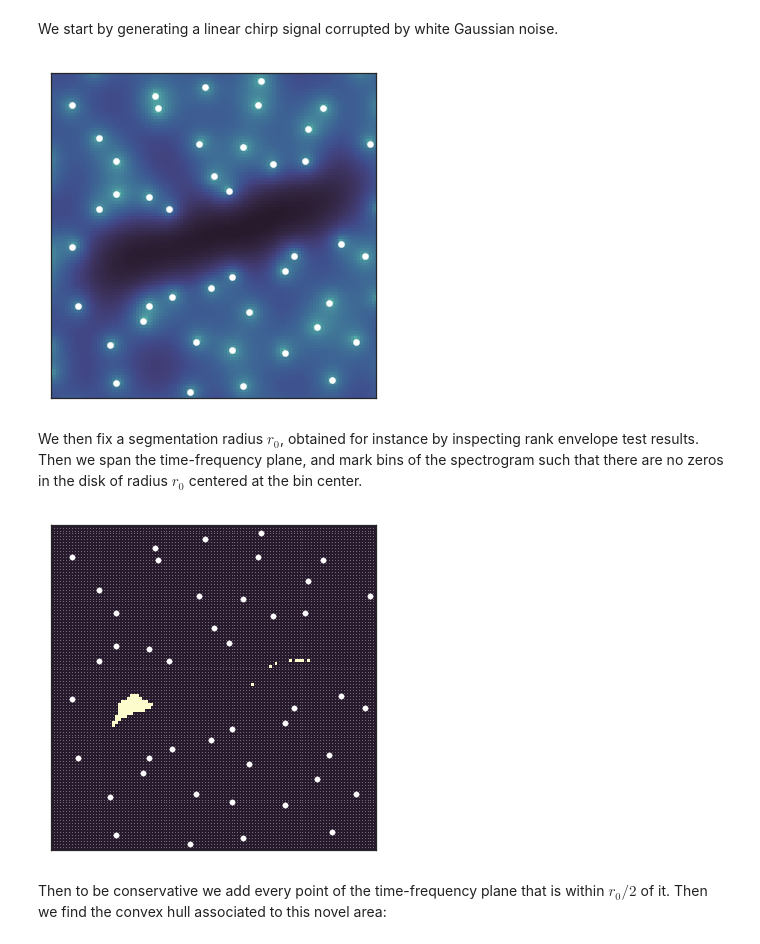
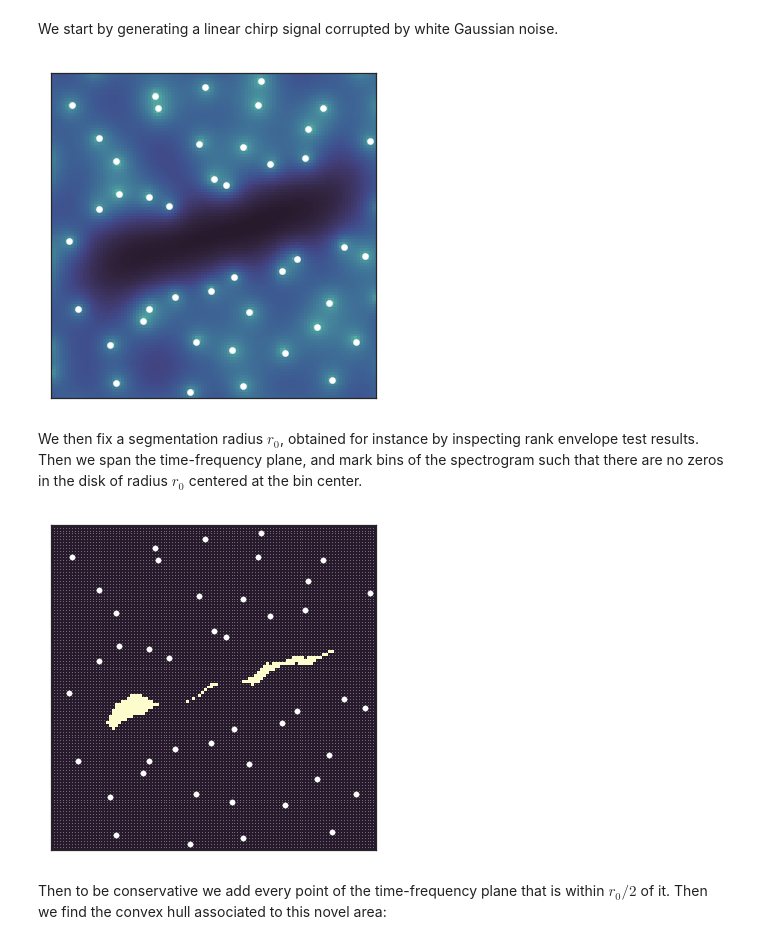
Before and after one commit to jflamant/2018-zeros-spectrogram-white-noise, a Jupyter notebook: notebooks/Reconstruction.ipynb, the cells around one changed output. Saved outputs shown, nothing was run; the diff lists cells and outputs as text; code cells hidden in the pictures.

```diff
--- a/notebooks/Reconstruction.ipynb
+++ b/notebooks/Reconstruction.ipynb
@@ -15,15 +15,15 @@ We start by generating a linear chirp signal corrupted by white Gaussian noise.
 # %%
 np.random.seed(12) # to reproduce paper results
 base = 128 # controls the length of the simulation
 
 # signal parameters
 duration = base - 20
-SNR = 10
+SNR = 20
 
 # simulate
 Sww, pos_exp, stft, chirp = zerosSpectrogram.experiments.demoSpectrogramSignal(SNR, duration, viz=True, shrink=False)
 # %% [output]
-[figure, old version]
+[figure, new version]
 # %% [markdown]
 We then fix a segmentation radius $r_0$, obtained for instance by inspecting rank envelope test results.
 Then we span the time-frequency plane, and mark bins of the spectrogram such that there are no zeros in the disk of
@@ -32,7 +32,7 @@ radius $r_0$ centered at the bin center.
 radi_seg = 1 # fix segmentation radius
 empty_mask = zerosSpectrogram.utils.findCenterEmptyBalls(Sww, pos_exp, radi_seg)
 # %% [output]
-[figure, old version]
+[figure, new version]
 # %% [markdown]
 Then to be conservative we add every point of the time-frequency plane that is within $r_0/2$ of it. Then we find the convex hull associated to this novel area:
 # %%
```
Also changed, not shown: parts of 2 cells of this notebook.
